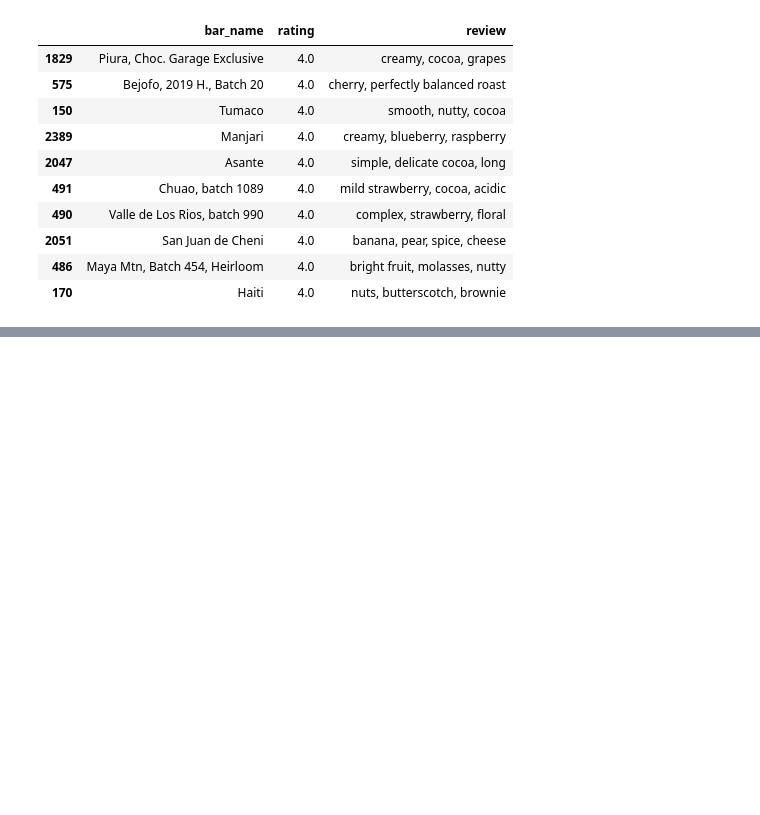
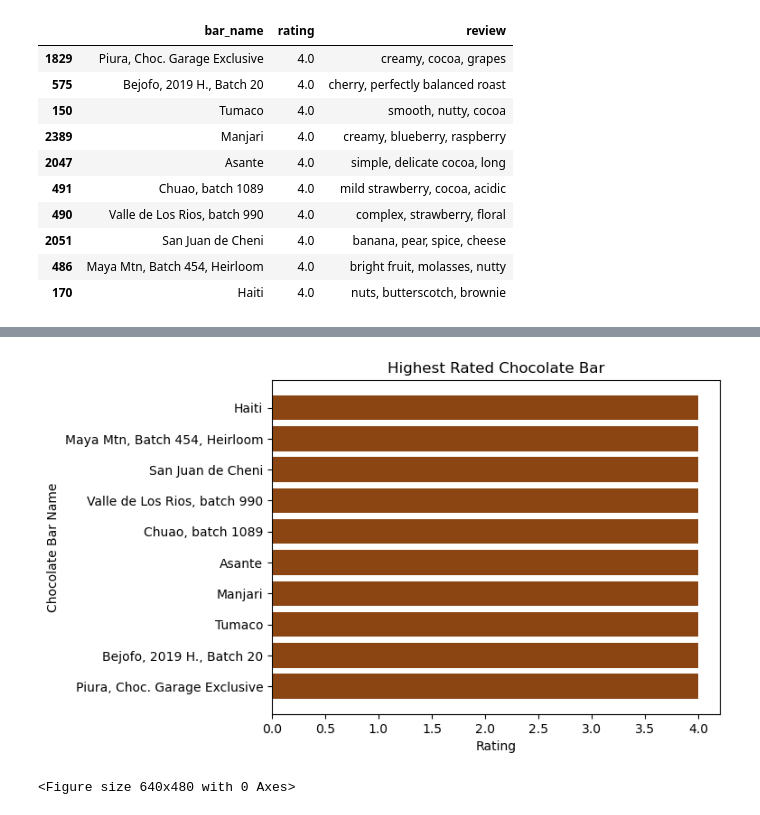
Before and after one commit to nbaggio28/Mid-Term-Project, a Jupyter notebook: notebooks/chocolateDA.ipynb, the cells around one changed output, grey strips where cells are left out. Saved outputs shown, nothing was run; the diff lists cells and outputs as text; code cells hidden in the pictures; blank space fills up the shorter version.

```diff
--- a/notebooks/chocolateDA.ipynb
+++ b/notebooks/chocolateDA.ipynb
@@ -66,8 +66,9 @@ chocbar_df['year_reviewed'].value_counts().sort_index()
 Name: year_reviewed, dtype: int64
 # %%
 #top ten highest rated chocolate bars
-topten_rated = chocbar_df[['bar_name','rating', 'review']].sort_values('rating', ascending=False)
-topten_rated.head(10)
+topten_rated = chocbar_df[['bar_name','rating', 'review']].sort_values('rating', ascending=False).head(10)
+
+topten_rated
 # %% [output]
 |  | bar_name | rating | review |
 | 1829 | Piura, Choc. Garage Exclusive | 4.0 | creamy, cocoa, grapes |
@@ -99,3 +101,19 @@ lowten_rated.tail(10)
+# %%
+#Graphing Highest rated chocolate bars
+fig, ax = plt.subplots()
+bar_name = topten_rated['bar_name']
+rating = topten_rated['rating']
+
+plt.barh(bar_name, rating, color= 'saddlebrown')
+plt.yticks(bar_name, horizontalalignment='right', fontsize='10')
+plt.ylabel("Chocolate Bar Name")
+plt.xlabel("Rating")
+plt.title("Highest Rated Chocolate Bar")
+plt.show()
+plt.savefig('../images/Highest Rated Chocolate Bar.jpeg')
+# %% [output]
+[figure, added]
+<Figure size 640x480 with 0 Axes>
 # %%
 #Sorting the manufacturer by rating
 man_rated = chocbar_df[['manufacturer', 'rating']].sort_values('rating')
```
Also changed, not shown: parts of 7 cells of this notebook, 5 other files.
